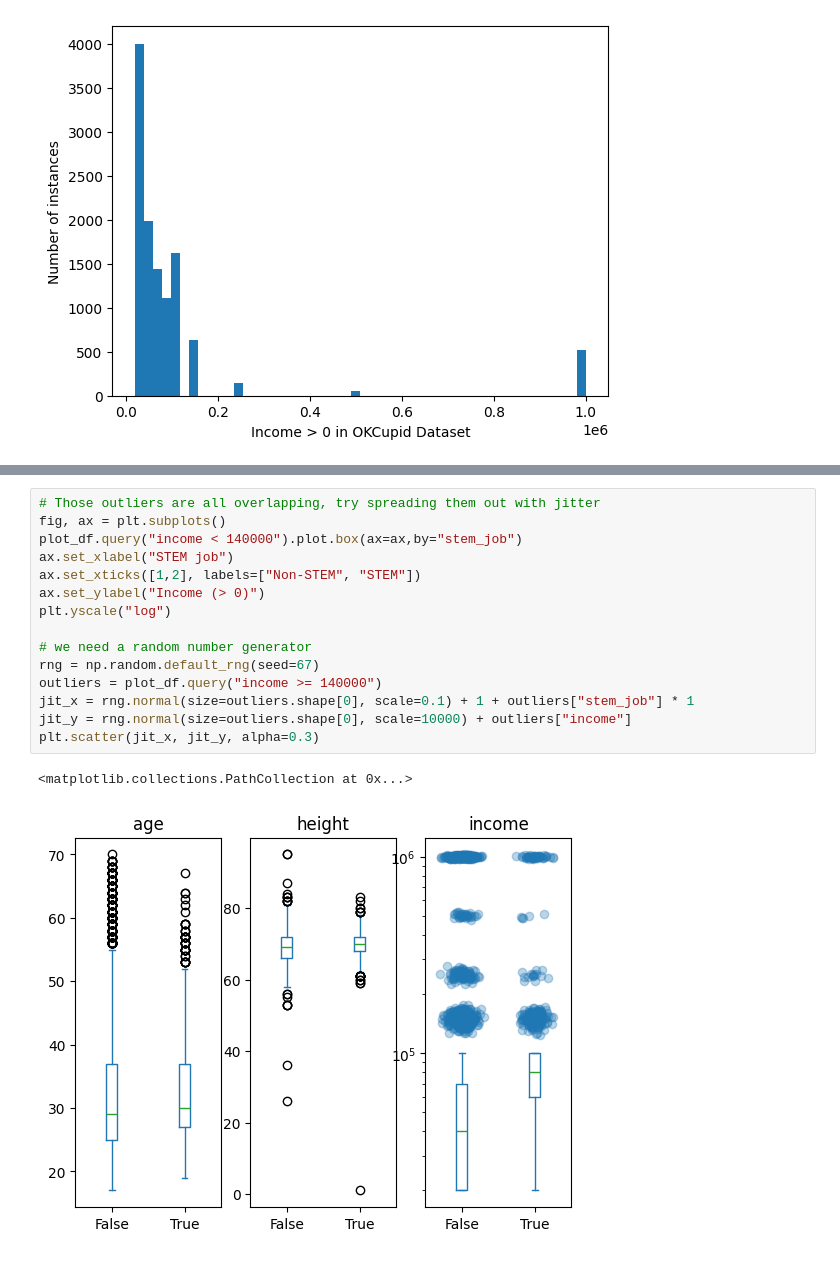
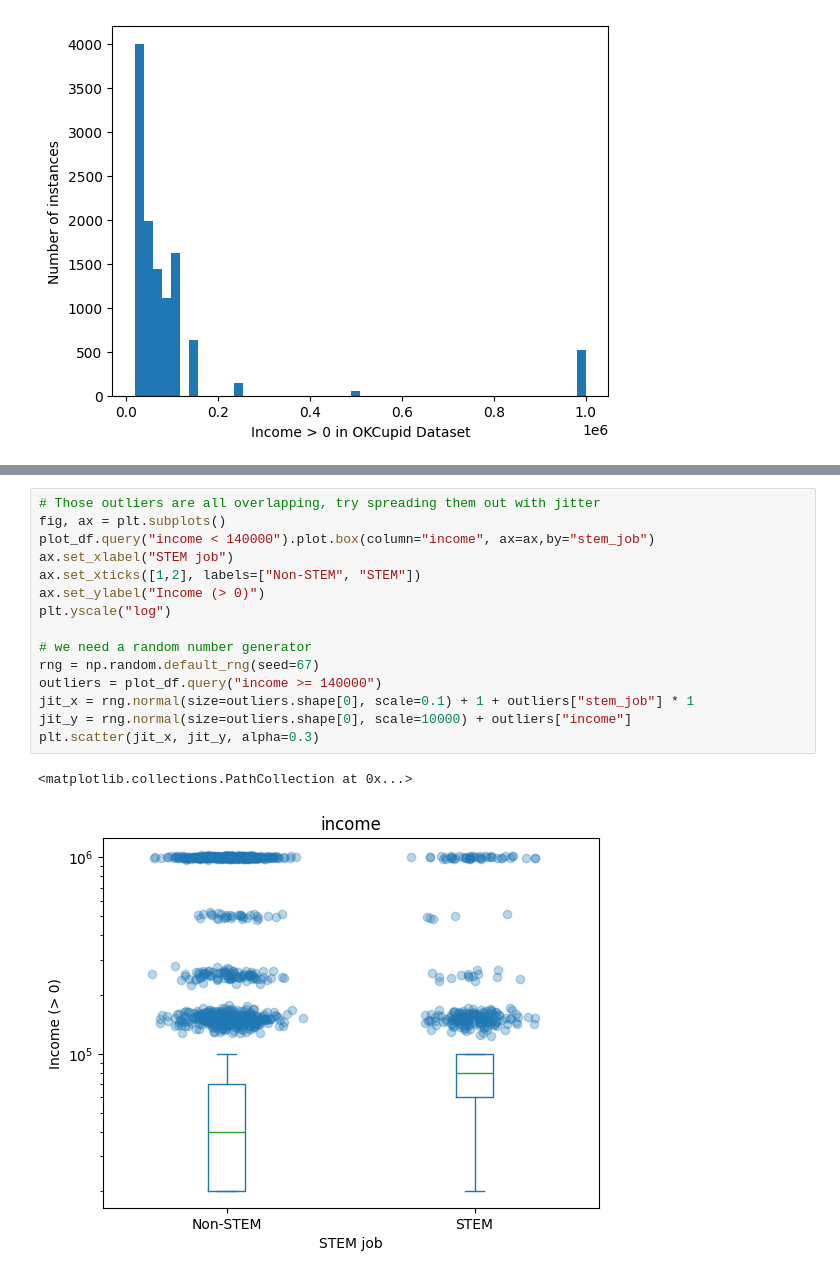
Before and after one commit to mru-data3464/w26, a Jupyter notebook: demo_code/06_missing_weird/ok_cupid_processing.ipynb, the cells around one changed output, grey strips where cells are left out. Saved outputs shown, nothing was run; the diff lists cells and outputs as text.

```diff
--- a/demo_code/06_missing_weird/ok_cupid_processing.ipynb
+++ b/demo_code/06_missing_weird/ok_cupid_processing.ipynb
@@ -300,18 +299,18 @@ TypeError: Axes.boxplot() got an unexpected keyword argument 'columns'
 # %%
 # Those outliers are all overlapping, try spreading them out with jitter
 fig, ax = plt.subplots()
-plot_df.query("income < 140000").plot.box(ax=ax,by="stem_job")
+plot_df.query("income < 140000").plot.box(column="income", ax=ax,by="stem_job")
 ax.set_xlabel("STEM job")
 ax.set_xticks([1,2], labels=["Non-STEM", "STEM"])
 ax.set_ylabel("Income (> 0)")
 plt.yscale("log")
 
 # we need a random number generator
 rng = np.random.default_rng(seed=67)
 outliers = plot_df.query("income >= 140000")
 jit_x = rng.normal(size=outliers.shape[0], scale=0.1) + 1 + outliers["stem_job"] * 1
 jit_y = rng.normal(size=outliers.shape[0], scale=10000) + outliers["income"]
 plt.scatter(jit_x, jit_y, alpha=0.3)
 # %% [output]
 <matplotlib.collections.PathCollection at 0x...>
-[figure, old version]
+[figure, new version]
```
Also changed, not shown: parts of 2 cells of this notebook, 2 other files.
